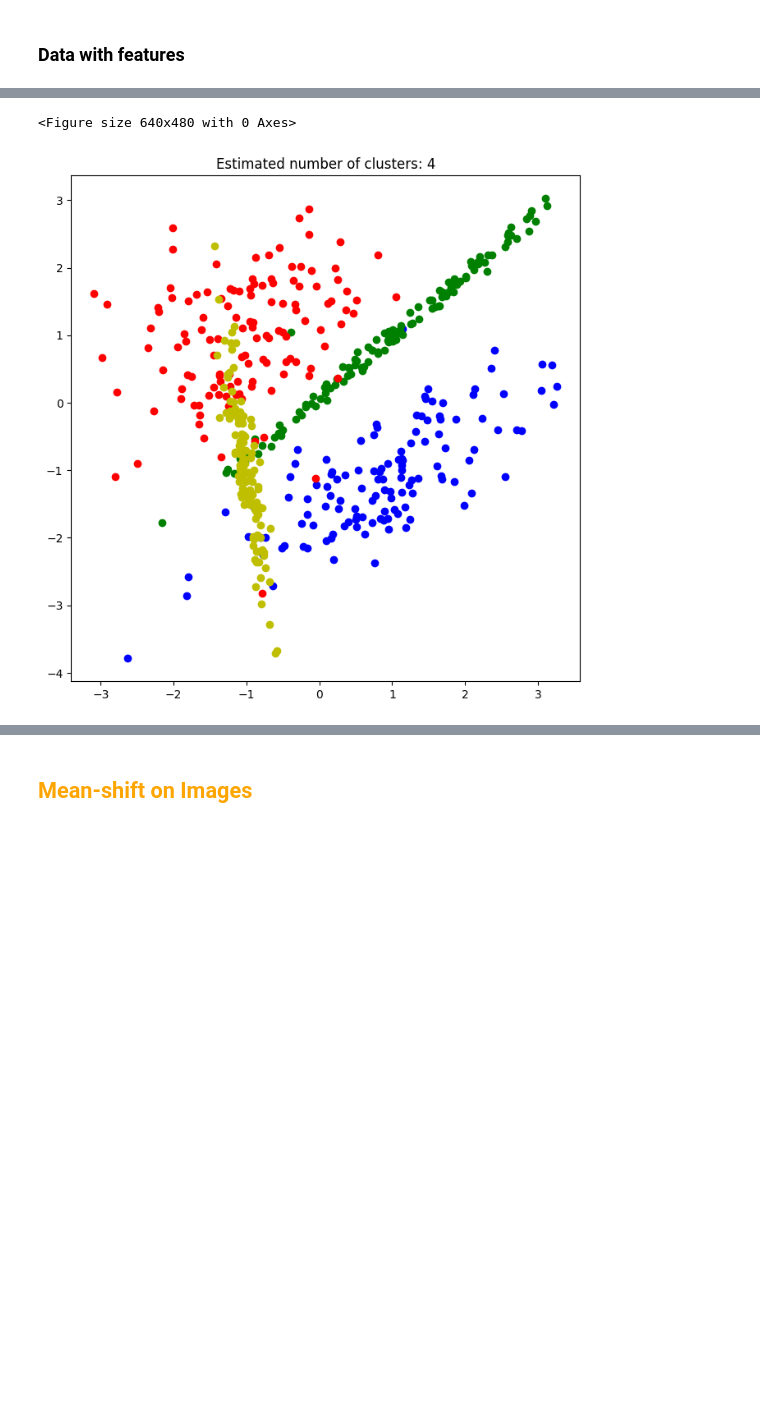
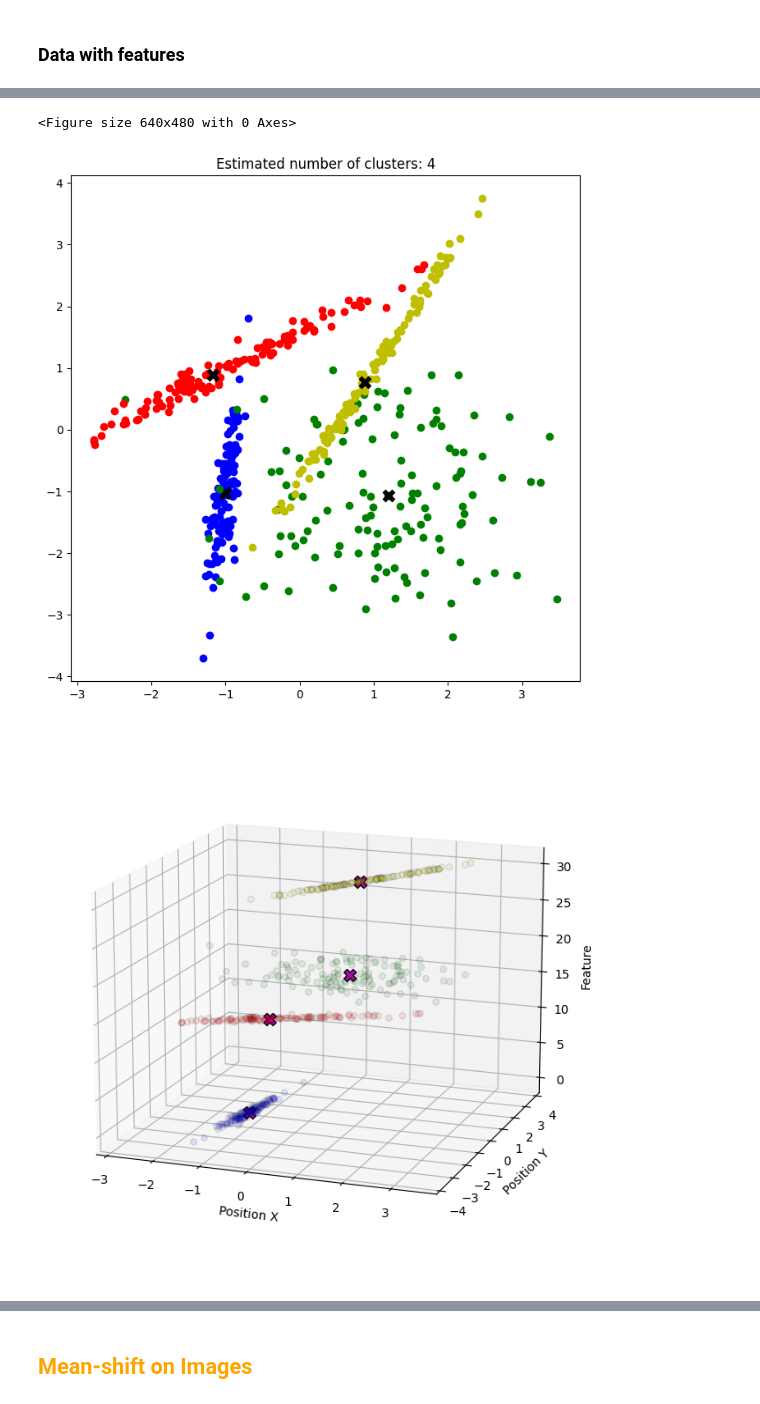
Before and after one commit to meminz/mean_shift_clustering, a Jupyter notebook: mean_shift.ipynb, the cells around one changed output, grey strips where cells are left out. Drawn from its saved outputs; the diff is of its cells as text; code cells hidden in the pictures; blank space fills up the shorter version.

```diff
--- a/mean_shift.ipynb
+++ b/mean_shift.ipynb
@@ -26,7 +26,7 @@ def plot_cluster(X, n_clusters_, labels, cluster_centers):
         plt.plot(X[my_members, 0], X[my_members, 1], col + '.', markersize=12)
 
         if len(cluster_center)==2:
-            plt.plot(cluster_center[0], cluster_center[1], 'X', markerfacecolor='k', markeredgecolor='none', markersize=8)
+            plt.plot(cluster_center[0], cluster_center[1], 'X', markerfacecolor='k', markeredgecolor='none', markersize=12)
 
     plt.title('Estimated number of clusters: %d' % n_clusters_)
     plt.show()
@@ -65,12 +65,22 @@ plot_cluster(X, n_clusters_MS, labels_MS, cluster_centers_MS)
 # %%
 X1, Y1 = make_classification(n_samples=500, n_features=2, n_redundant=0, n_informative=2, n_clusters_per_class=1, n_classes=4)
 # X1 array di posizioni nella forma (x,y)
-# Y1 array di feature nella forma (a,b) [nel caso delle immagini in formato rgb sarà (r,g,b)]
+# Y1 array di feature nella forma (a,b,...) [nel caso delle immagini in formato rgb sarà (r,g,b)]
 
-Y1 = Y1*100     # per rendere le feature più significative
+
+Y1 = Y1*10     # per rendere le feature più significative
 
 plt.figure(figsize=(8,8))
-
 plt.title("Multi-class, two informative features, one cluster")
 plt.scatter(X1[:,0], X1[:,1], marker="o", c=Y1, s=40, edgecolor="k")
+plt.xlabel('Position X')
+plt.ylabel('Position Y')
+
+plt.figure(figsize=(8,8))
+ax = plt.axes(projection='3d')
+ax.scatter3D(X1[:,0], X1[:,1], Y1, marker="o", c=Y1, s=25, edgecolor="k", depthshade=False)
+ax.set_xlabel('Position X')
+ax.set_ylabel('Position Y')
+ax.set_zlabel('Feature')
+ax.view_init(15,-70)
 # %% [output]
@@ -79,26 +89,47 @@ plt.scatter(X1[:,0], X1[:,1], marker="o", c=Y1, s=40, edgecolor="k")
 # %%
-bandwidth = estimate_bandwidth(X1, quantile=0.1)
+XY1 = np.column_stack((X1, Y1))
+bandwidth = estimate_bandwidth(XY1, quantile=0.2)
 
 ms = MeanShift(bandwidth = bandwidth, bin_seeding=True)
 
 
-Y1 = np.reshape(Y1, (-1,1))
-ms.fit(Y1)          # clustering basato sulle feature, senza tener conto della posizione
+# Y1 = np.reshape(Y1, (-1,1))
+ms.fit(XY1)
 labels_MS = ms.labels_
 cluster_centers_MS = ms.cluster_centers_
 
 labels_unique_MS = np.unique(labels_MS)
 n_clusters_MS= len(labels_unique_MS)
 
 print(labels_unique_MS)
 
 print("number of estimated clusters : %d" % n_clusters_MS)
 
-plot_cluster(X1, n_clusters_MS, labels_MS, cluster_centers_MS)
+plot_cluster(X1, n_clusters_MS, labels_MS, cluster_centers_MS[:,:2])
+
+
+
+cols = list('bgrymckbgrymckbgrymckbgrymck')
+colorMap = dict(zip(np.unique(labels_MS),cols))
+
+colors = []
+for y in labels_MS:
+    colors.append(colorMap[y])
+
+
+plt.figure(figsize=(8,8))
+ax = plt.axes(projection='3d')
+ax.scatter3D(X1[:,0], X1[:,1], Y1, marker="o", c=colors, s=25, edgecolor="k", depthshade=False, alpha=0.1)
+ax.scatter3D(cluster_centers_MS[:,0],cluster_centers_MS[:,1],cluster_centers_MS[:,2], marker='X', c='m', s=100, edgecolor='k', depthshade=False)
+ax.set_xlabel('Position X')
+ax.set_ylabel('Position Y')
+ax.set_zlabel('Feature')
+ax.view_init(15,-70)
 # %% [output]
 [0 1 2 3]
 number of estimated clusters : 4
 <Figure size 640x480 with 0 Axes>
-[figure, old version]
+[figure, new version]
+[figure, added]
 # %%
 X2, Y2 = make_classification(n_samples=500, n_features=2, n_redundant=0, n_informative=2, n_clusters_per_class=2)
```
Also changed, not shown: parts of 6 cells of this notebook.
